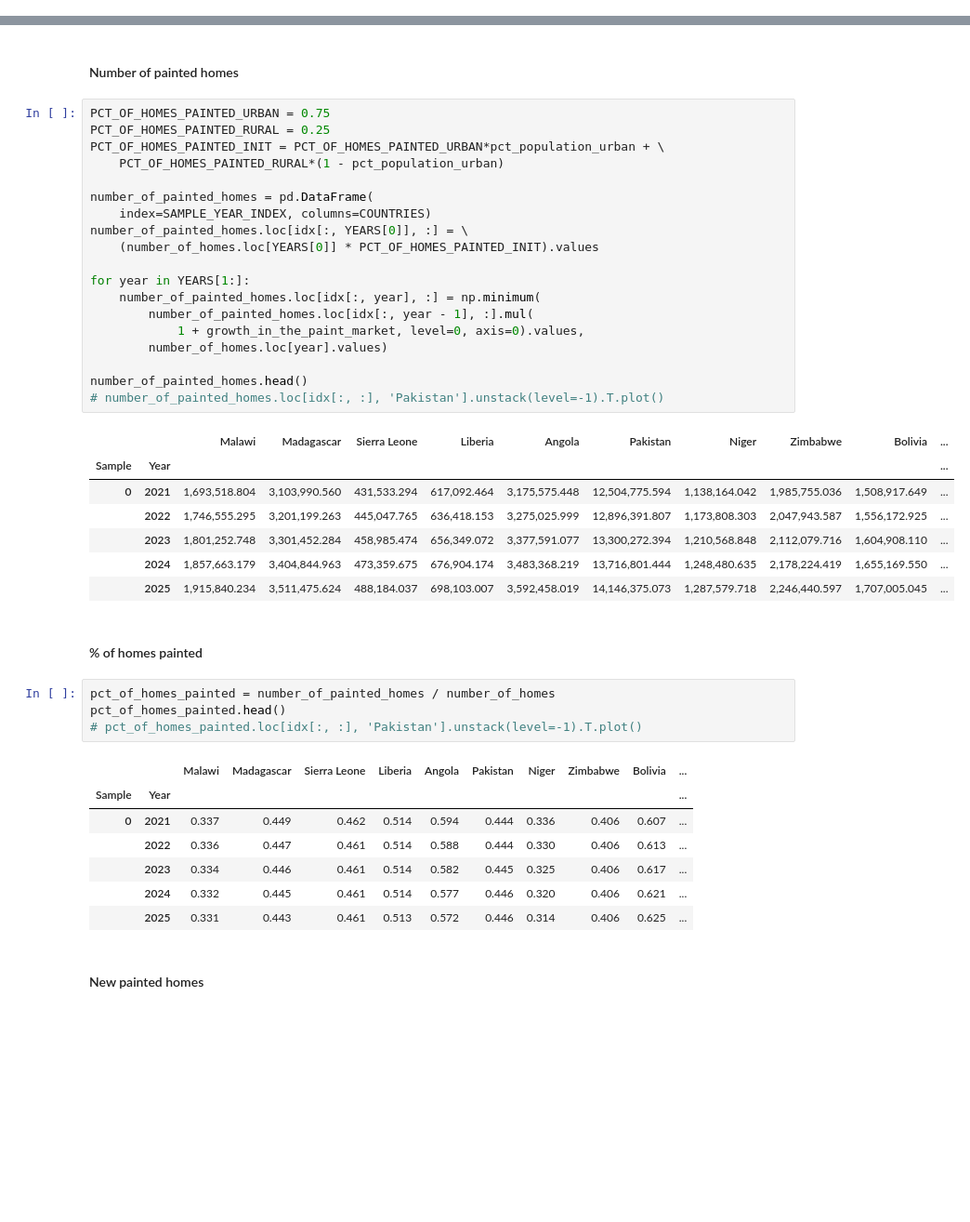
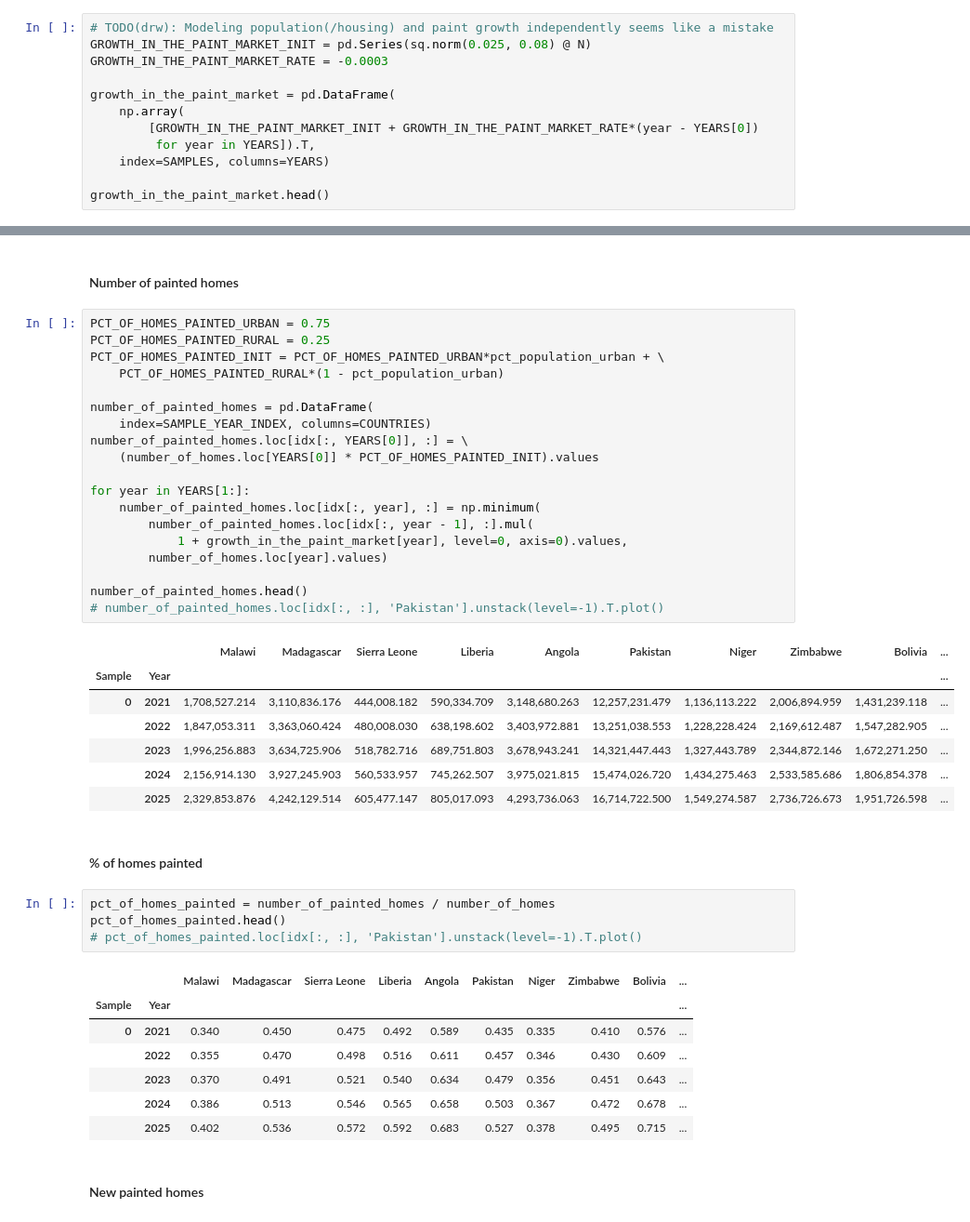
Before and after one commit to ordinaryevidence/leep-cea-2024, a Jupyter notebook: main.ipynb, the cells around one changed output, grey strips where cells are left out. Shown at 93% size. Cells and saved outputs as stored; diff of their text form; blank space fills up the shorter version.

Commit message:
Updating paint market growth calculation to match description

```diff
--- a/main.ipynb
+++ b/main.ipynb
@@ -255,0 +248,12 @@ dtype: float64
+# %%
+# TODO(drw): Modeling population(/housing) and paint growth independently seems like a mistake
+GROWTH_IN_THE_PAINT_MARKET_INIT = pd.Series(sq.norm(0.025, 0.08) @ N)
+GROWTH_IN_THE_PAINT_MARKET_RATE = -0.0003
+
+growth_in_the_paint_market = pd.DataFrame(
+    np.array(
+        [GROWTH_IN_THE_PAINT_MARKET_INIT + GROWTH_IN_THE_PAINT_MARKET_RATE*(year - YEARS[0])
+         for year in YEARS]).T,
+    index=SAMPLES, columns=YEARS)
+
+growth_in_the_paint_market.head()
@@ -289,30 +301,30 @@ pct_population_urban.head()
 # %%
 PCT_OF_HOMES_PAINTED_URBAN = 0.75
 PCT_OF_HOMES_PAINTED_RURAL = 0.25
 PCT_OF_HOMES_PAINTED_INIT = PCT_OF_HOMES_PAINTED_URBAN*pct_population_urban + \
     PCT_OF_HOMES_PAINTED_RURAL*(1 - pct_population_urban)
 
 number_of_painted_homes = pd.DataFrame(
     index=SAMPLE_YEAR_INDEX, columns=COUNTRIES)
 number_of_painted_homes.loc[idx[:, YEARS[0]], :] = \
     (number_of_homes.loc[YEARS[0]] * PCT_OF_HOMES_PAINTED_INIT).values
 
 for year in YEARS[1:]:
     number_of_painted_homes.loc[idx[:, year], :] = np.minimum(
         number_of_painted_homes.loc[idx[:, year - 1], :].mul(
-            1 + growth_in_the_paint_market, level=0, axis=0).values,
+            1 + growth_in_the_paint_market[year], level=0, axis=0).values,
         number_of_homes.loc[year].values)
 
 number_of_painted_homes.head()
 # number_of_painted_homes.loc[idx[:, :], 'Pakistan'].unstack(level=-1).T.plot()
 # %% [output]
 |  |  | Malawi | Madagascar | Sierra Leone | Liberia | Angola | Pakistan | Niger | Zimbabwe | Bolivia | ... |
 | Sample | Year |  |  |  |  |  |  |  |  |  | ... |
-| 0 | 2021 | 1,693,518.804 | 3,103,990.560 | 431,533.294 | 617,092.464 | 3,175,575.448 | 12,504,775.594 | 1,138,164.042 | 1,985,755.036 | 1,508,917.649 | ... |
-|  | 2022 | 1,746,555.295 | 3,201,199.263 | 445,047.765 | 636,418.153 | 3,275,025.999 | 12,896,391.807 | 1,173,808.303 | 2,047,943.587 | 1,556,172.925 | ... |
-|  | 2023 | 1,801,252.748 | 3,301,452.284 | 458,985.474 | 656,349.072 | 3,377,591.077 | 13,300,272.394 | 1,210,568.848 | 2,112,079.716 | 1,604,908.110 | ... |
-|  | 2024 | 1,857,663.179 | 3,404,844.963 | 473,359.675 | 676,904.174 | 3,483,368.219 | 13,716,801.444 | 1,248,480.635 | 2,178,224.419 | 1,655,169.550 | ... |
-|  | 2025 | 1,915,840.234 | 3,511,475.624 | 488,184.037 | 698,103.007 | 3,592,458.019 | 14,146,375.073 | 1,287,579.718 | 2,246,440.597 | 1,707,005.045 | ... |
+| 0 | 2021 | 1,708,527.214 | 3,110,836.176 | 444,008.182 | 590,334.709 | 3,148,680.263 | 12,257,231.479 | 1,136,113.222 | 2,006,894.959 | 1,431,239.118 | ... |
+|  | 2022 | 1,847,053.311 | 3,363,060.424 | 480,008.030 | 638,198.602 | 3,403,972.881 | 13,251,038.553 | 1,228,228.424 | 2,169,612.487 | 1,547,282.905 | ... |
+|  | 2023 | 1,996,256.883 | 3,634,725.906 | 518,782.716 | 689,751.803 | 3,678,943.241 | 14,321,447.443 | 1,327,443.789 | 2,344,872.146 | 1,672,271.250 | ... |
+|  | 2024 | 2,156,914.130 | 3,927,245.903 | 560,533.957 | 745,262.507 | 3,975,021.815 | 15,474,026.720 | 1,434,275.463 | 2,533,585.686 | 1,806,854.378 | ... |
+|  | 2025 | 2,329,853.876 | 4,242,129.514 | 605,477.147 | 805,017.093 | 4,293,736.063 | 16,714,722.500 | 1,549,274.587 | 2,736,726.673 | 1,951,726.598 | ... |
 # %% [markdown]
 #### % of homes painted
 # %%
@@ -322,11 +334,11 @@ pct_of_homes_painted.head()
 # %% [output]
 |  |  | Malawi | Madagascar | Sierra Leone | Liberia | Angola | Pakistan | Niger | Zimbabwe | Bolivia | ... |
 | Sample | Year |  |  |  |  |  |  |  |  |  | ... |
-| 0 | 2021 | 0.337 | 0.449 | 0.462 | 0.514 | 0.594 | 0.444 | 0.336 | 0.406 | 0.607 | ... |
-|  | 2022 | 0.336 | 0.447 | 0.461 | 0.514 | 0.588 | 0.444 | 0.330 | 0.406 | 0.613 | ... |
-|  | 2023 | 0.334 | 0.446 | 0.461 | 0.514 | 0.582 | 0.445 | 0.325 | 0.406 | 0.617 | ... |
-|  | 2024 | 0.332 | 0.445 | 0.461 | 0.514 | 0.577 | 0.446 | 0.320 | 0.406 | 0.621 | ... |
-|  | 2025 | 0.331 | 0.443 | 0.461 | 0.513 | 0.572 | 0.446 | 0.314 | 0.406 | 0.625 | ... |
+| 0 | 2021 | 0.340 | 0.450 | 0.475 | 0.492 | 0.589 | 0.435 | 0.335 | 0.410 | 0.576 | ... |
+|  | 2022 | 0.355 | 0.470 | 0.498 | 0.516 | 0.611 | 0.457 | 0.346 | 0.430 | 0.609 | ... |
+|  | 2023 | 0.370 | 0.491 | 0.521 | 0.540 | 0.634 | 0.479 | 0.356 | 0.451 | 0.643 | ... |
+|  | 2024 | 0.386 | 0.513 | 0.546 | 0.565 | 0.658 | 0.503 | 0.367 | 0.472 | 0.678 | ... |
+|  | 2025 | 0.402 | 0.536 | 0.572 | 0.592 | 0.683 | 0.527 | 0.378 | 0.495 | 0.715 | ... |
 # %% [markdown]
 #### New painted homes
 # %%
```
Also changed, not shown: parts of 24 cells of this notebook.
